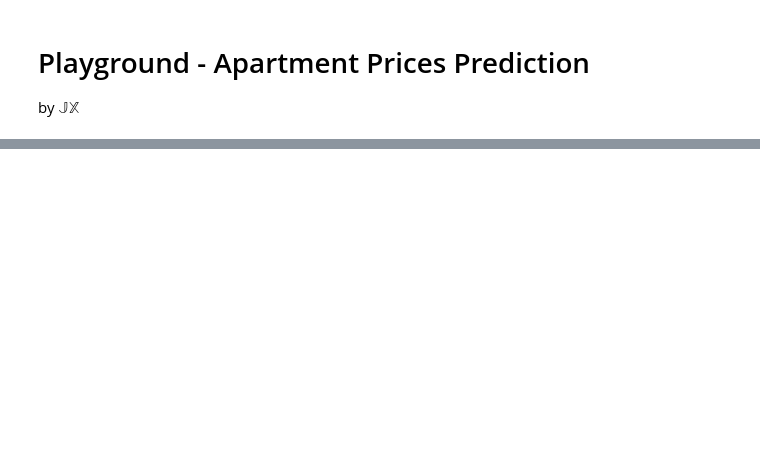
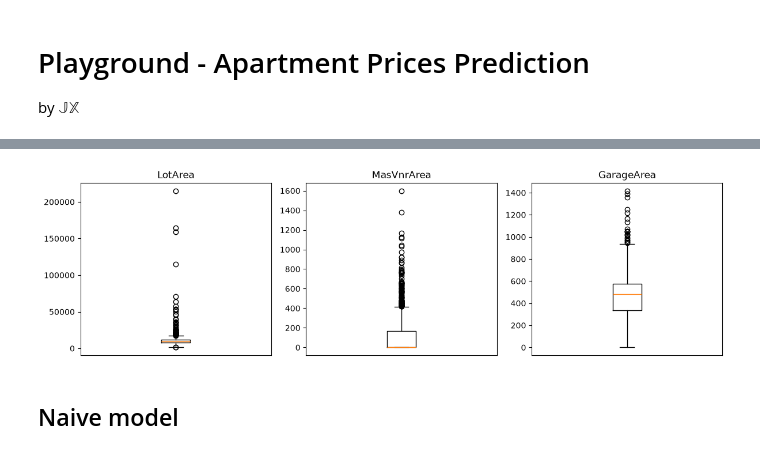
Before and after one commit to jxwhat/22DM012-assn01-apartmentprices, a Jupyter notebook: workings/playground.ipynb, the cells around one changed output, grey strips where cells are left out. Cells and saved outputs as stored; diff of their text form; code cells hidden in the pictures; blank space fills up the shorter version.

```diff
--- a/workings/playground.ipynb
+++ b/workings/playground.ipynb
@@ -25,0 +159,6 @@ df_train
+# %%
+plot_boxes(df_data, ['LotArea', 'MasVnrArea', 'GarageArea'])
+# %% [output]
+[figure, added]
+# %% [markdown]
+## Naive model
```
Also changed, not shown: parts of 13 cells of this notebook, 3 other files.
